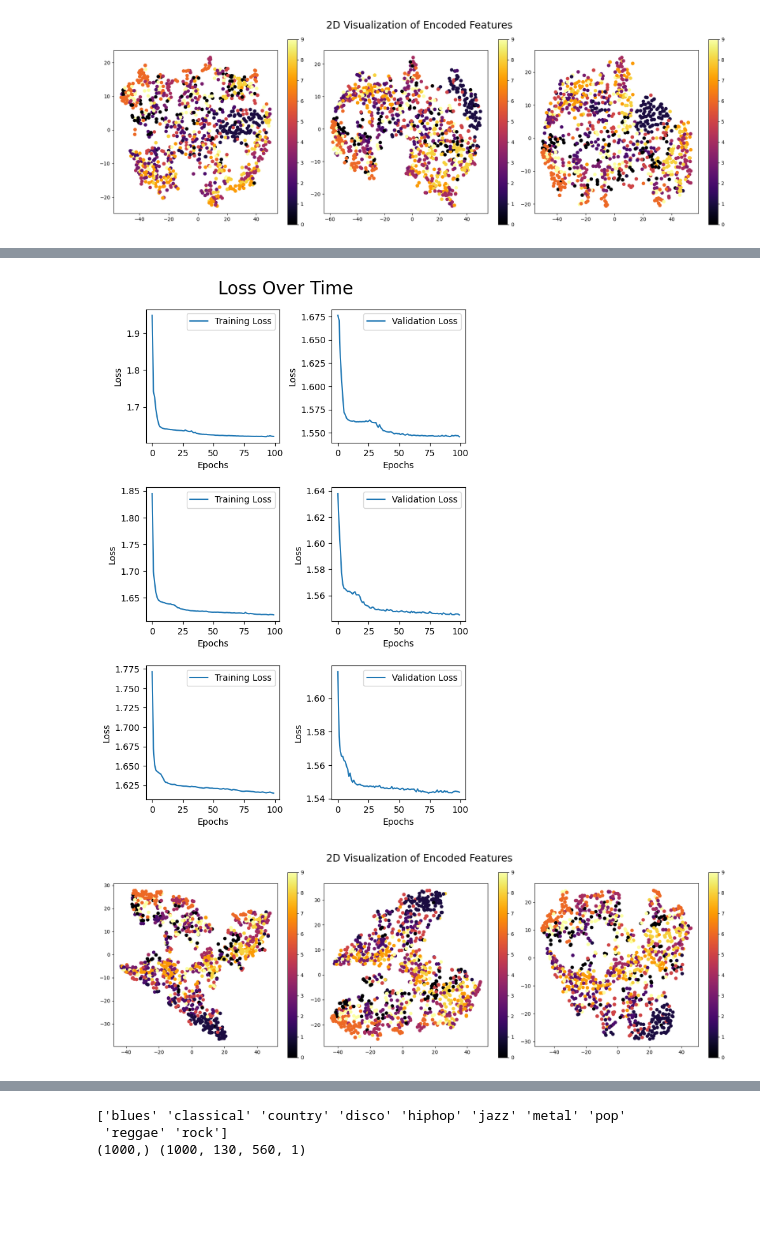
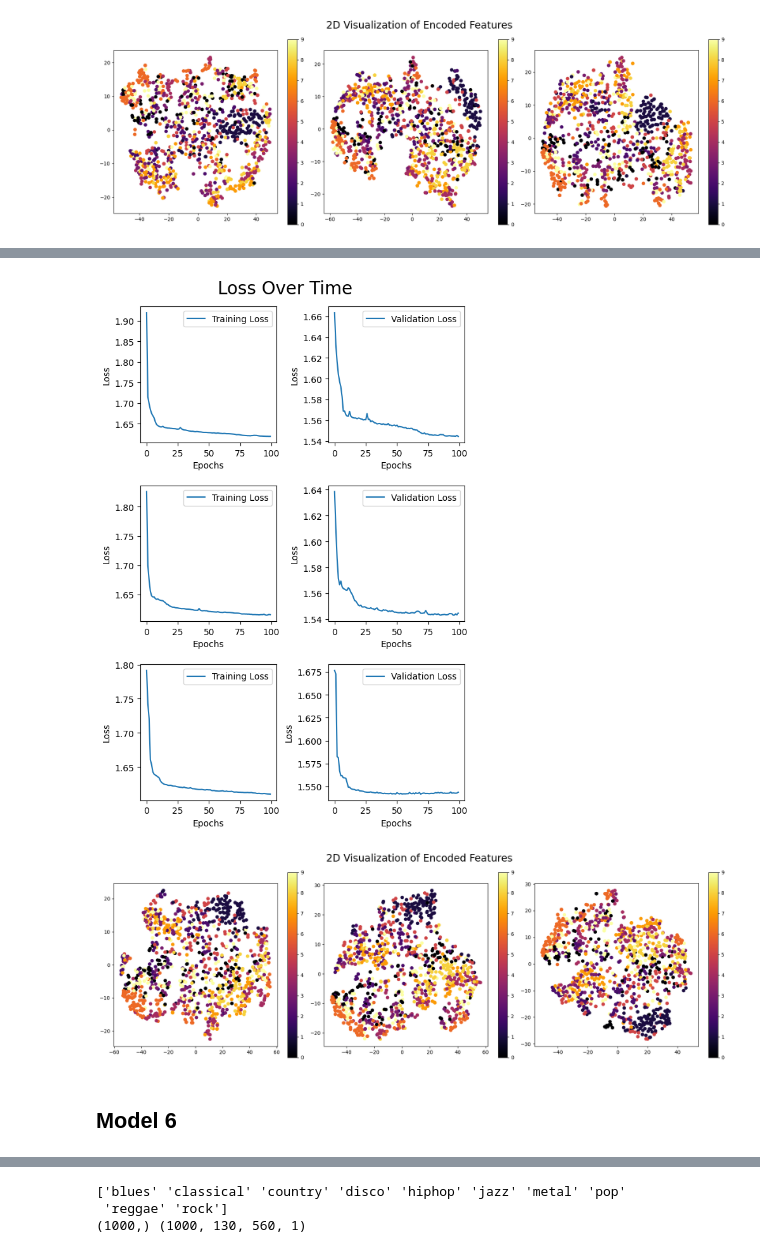
Before and after one commit to ShiroOYuki/Music_score, a Jupyter notebook: src/gtzan.ipynb, the cells around one changed output, grey strips where cells are left out. Saved outputs shown, nothing was run; the diff lists cells and outputs as text; code cells hidden in the pictures; blank space fills up the shorter version.

```diff
--- a/src/gtzan.ipynb
+++ b/src/gtzan.ipynb
@@ -284,7 +294,7 @@ tm.test(X, X, validation_split=0.1, X_test=X, Y_test=Y, output_shape=20)
 # %%
 def model_5():
     input_shape = (130, 560)
-    encoding_dim = 20
+    encoding_dim = 30
 
     # 編碼器
     input_layer = layers.Input(shape=input_shape)
@@ -321,6 +331,6 @@ def model_5():
 
     return encoder, autoencoder
 
-encoder, autoencoder = model_4()
+encoder, autoencoder = model_5()
 autoencoder.summary()
 # %% [output]
@@ -348,6 +358,6 @@ Model: "functional_57"
 # %%
 settings = (TestModel.ModelSettings(100, 64), TestModel.ModelSettings(100, 32), TestModel.ModelSettings(100, 16))
 tm = TestModel(model_5, settings)
-tm.test(X, X, validation_split=0.1, X_test=X, Y_test=Y, output_shape=20)
+tm.test(X, X, validation_split=0.1, X_test=X, Y_test=Y, output_shape=30)
 # %% [output]
 # Model - 1
@@ -359,2 +369,4 @@ tm.test(X, X, validation_split=0.1, X_test=X, Y_test=Y, output_shape=20)
-[figure, old version]
+[figure, new version]
-[figure, old version]
+[figure, new version]
+# %% [markdown]
+## Model 6
```
Also changed, not shown: parts of 20 cells of this notebook.
